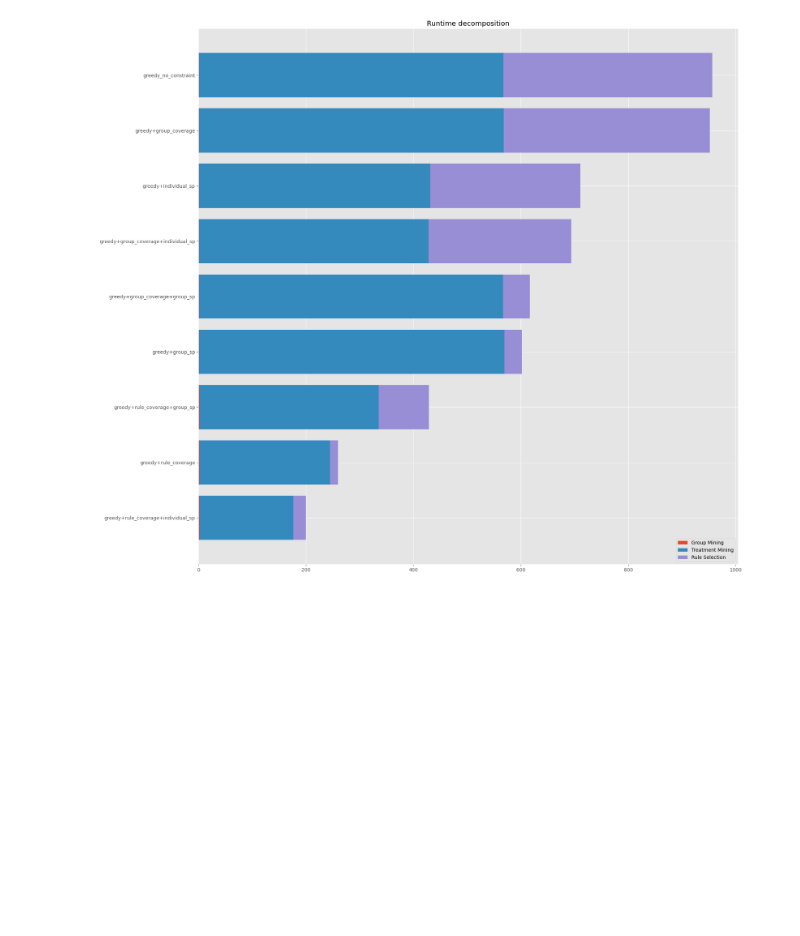
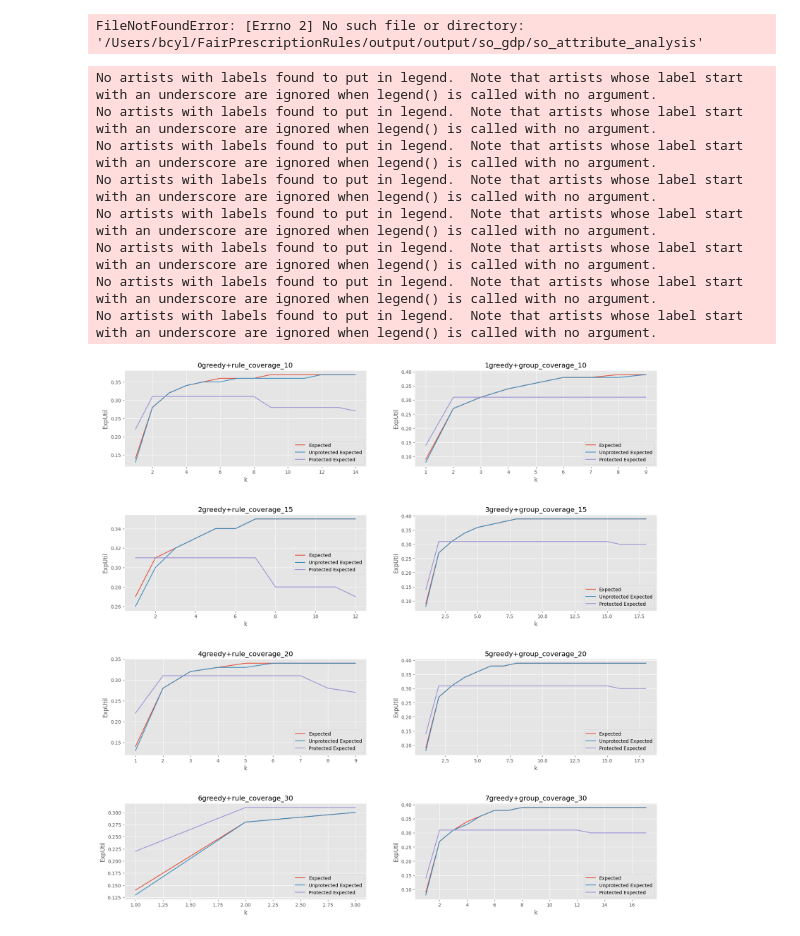
Before and after one commit to nativlevy/FairCap, a Jupyter notebook: src/tools/summarize.ipynb, the cells around one changed output. Cells and saved outputs as stored; diff of their text form; code cells hidden in the pictures; blank space fills up the shorter version.

```diff
--- a/src/tools/summarize.ipynb
+++ b/src/tools/summarize.ipynb
@@ -30,8 +25,22 @@ No artists with labels found to put in legend.  Note that artists whose label st
 
 # Define output path
 # Path should include all variants
-output_path = "/Users/bcyl/FairPrescriptionRules/output/GDP/so_full"
+output_path = "/Users/bcyl/FairPrescriptionRules/output/output/so_gdp/so_attribute_analysis"
 # Analyze execution time break down
 execTimeBreakDown(output_path)
 # %% [output]
-[figure, removed]
+FileNotFoundError: [Errno 2] No such file or directory: '/Users/bcyl/FairPrescriptionRules/output/output/so_gdp/so_attribute_analysis'
+# %%
+output_path = "/Users/bcyl/FairPrescriptionRules/output/gc_single_female/gc_coverage"
+expUtitVsK(output_path)
+execTimeBreakDown(output_path)
+# %% [output]
+No artists with labels found to put in legend.  Note that artists whose label start with an underscore are ignored when legend() is called with no argument.
+No artists with labels found to put in legend.  Note that artists whose label start with an underscore are ignored when legend() is called with no argument.
+No artists with labels found to put in legend.  Note that artists whose label start with an underscore are ignored when legend() is called with no argument.
+No artists with labels found to put in legend.  Note that artists whose label start with an underscore are ignored when legend() is called with no argument.
+No artists with labels found to put in legend.  Note that artists whose label start with an underscore are ignored when legend() is called with no argument.
+No artists with labels found to put in legend.  Note that artists whose label start with an underscore are ignored when legend() is called with no argument.
+No artists with labels found to put in legend.  Note that artists whose label start with an underscore are ignored when legend() is called with no argument.
+No artists with labels found to put in legend.  Note that artists whose label start with an underscore are ignored when legend() is called with no argument.
+[figure, added]
```
Also changed, not shown: parts of 5 cells of this notebook, 17 other files.
